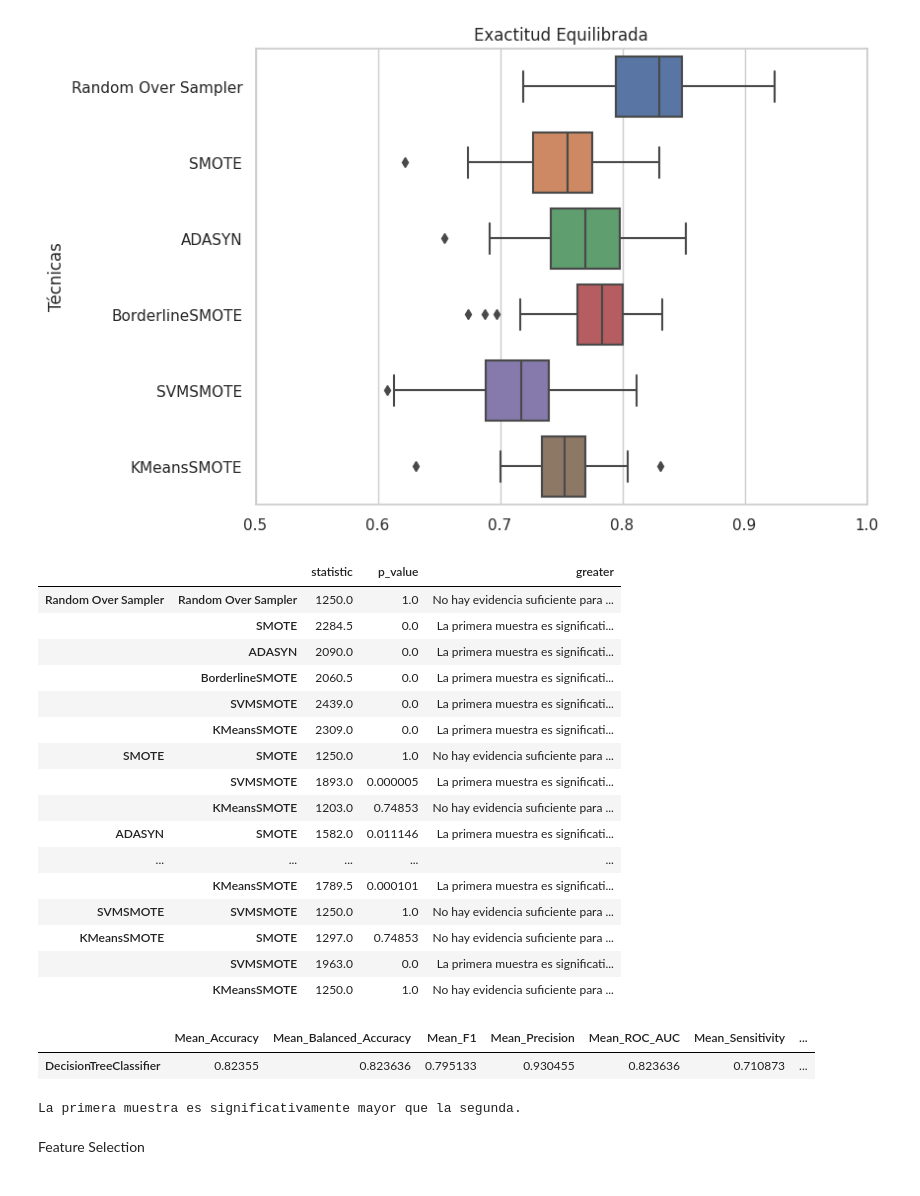
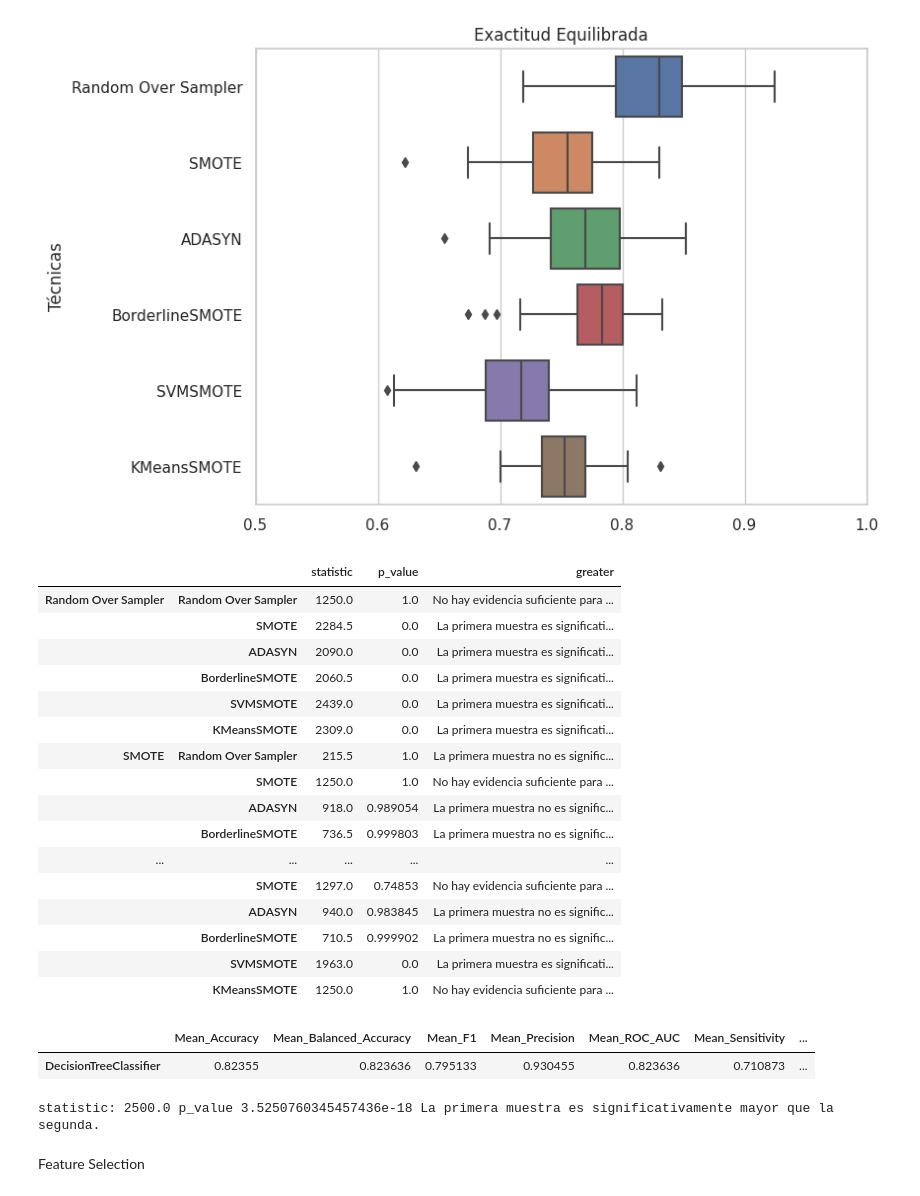
Before and after one commit to OsirisEscaL/Parkinson_Project, a Jupyter notebook: DecisionTreeClassifier_Parkinson_HeredetaryAtaxias.ipynb, the cells around one changed output. Saved outputs shown, nothing was run; the diff lists cells and outputs as text; code cells hidden in the pictures.

```diff
--- a/DecisionTreeClassifier_Parkinson_HeredetaryAtaxias.ipynb
+++ b/DecisionTreeClassifier_Parkinson_HeredetaryAtaxias.ipynb
@@ -227,41 +227,46 @@ comparison = {}
 alpha = 0.05
 for sample1 in samplers:
   val1 = results_raw_over_ds.loc['Balanced_Accuracy', sample1]
   for sample2 in samplers:
     val2 = results_raw_over_ds.loc['Balanced_Accuracy', sample2]
     statistic, p_value = stats.mannwhitneyu(val1, val2, alternative='two-sided')
     if p_value < alpha:
       statistic, p_value = stats.mannwhitneyu(val1, val2, alternative='greater')
       if p_value < alpha:
         greater = 'La primera muestra es significativamente mayor que la segunda.'
         comparison[sample1, sample2] = {'statistic': statistic,
                                         'p_value': p_value,
                                         'greater': greater}
+      else:
+        greater = 'La primera muestra no es significativamente mayor que la segunda.'
+        comparison[sample1, sample2] = {'statistic': statistic,
+                                        'p_value': p_value,
+                                        'greater': greater}
     else:
       greater = 'No hay evidencia suficiente para afirmar que las muestras tienen distribuciones diferentes.'
       comparison[sample1, sample2] = {'statistic': statistic,
                                         'p_value': p_value,
                                         'greater': greater}
 
 comparison = pd.DataFrame(comparison).T
 comparison.to_csv('MannWhitneyU_Oversampling_DecisionTreeClassifier.csv')
 comparison
 # %% [output]
 |  |  | statistic | p_value | greater |
 | Random Over Sampler | Random Over Sampler | 1250.0 | 1.0 | No hay evidencia suficiente para ... |
 |  | SMOTE | 2284.5 | 0.0 | La primera muestra es significati... |
 |  | ADASYN | 2090.0 | 0.0 | La primera muestra es significati... |
 |  | BorderlineSMOTE | 2060.5 | 0.0 | La primera muestra es significati... |
 |  | SVMSMOTE | 2439.0 | 0.0 | La primera muestra es significati... |
 |  | KMeansSMOTE | 2309.0 | 0.0 | La primera muestra es significati... |
-| SMOTE | SMOTE | 1250.0 | 1.0 | No hay evidencia suficiente para ... |
-|  | SVMSMOTE | 1893.0 | 0.000005 | La primera muestra es significati... |
-|  | KMeansSMOTE | 1203.0 | 0.74853 | No hay evidencia suficiente para ... |
-| ADASYN | SMOTE | 1582.0 | 0.011146 | La primera muestra es significati... |
+| SMOTE | Random Over Sampler | 215.5 | 1.0 | La primera muestra no es signific... |
+|  | SMOTE | 1250.0 | 1.0 | No hay evidencia suficiente para ... |
+|  | ADASYN | 918.0 | 0.989054 | La primera muestra no es signific... |
+|  | BorderlineSMOTE | 736.5 | 0.999803 | La primera muestra no es signific... |
 | ... | ... | ... | ... | ... |
-|  | KMeansSMOTE | 1789.5 | 0.000101 | La primera muestra es significati... |
-| SVMSMOTE | SVMSMOTE | 1250.0 | 1.0 | No hay evidencia suficiente para ... |
-| KMeansSMOTE | SMOTE | 1297.0 | 0.74853 | No hay evidencia suficiente para ... |
+|  | SMOTE | 1297.0 | 0.74853 | No hay evidencia suficiente para ... |
+|  | ADASYN | 940.0 | 0.983845 | La primera muestra no es signific... |
+|  | BorderlineSMOTE | 710.5 | 0.999902 | La primera muestra no es signific... |
 |  | SVMSMOTE | 1963.0 | 0.0 | La primera muestra es significati... |
 |  | KMeansSMOTE | 1250.0 | 1.0 | No hay evidencia suficiente para ... |
 # %%
@@ -352,9 +357,9 @@ if p_value < alpha:
         greater = 'La primera muestra no es significativamente mayor que la segunda.'
 else:
       greater = 'No hay evidencia suficiente para afirmar que las muestras tienen distribuciones diferentes.'
-print(greater)
+print('statistic:',statistic,'p_value', p_value, greater)
 # %% [output]
-La primera muestra es significativamente mayor que la segunda.
+statistic: 2500.0 p_value 3.5250760345457436e-18 La primera muestra es significativamente mayor que la segunda.
 # %% [markdown]
 Feature Selection
 # %%
```
Also changed, not shown: parts of 9 cells of this notebook.
